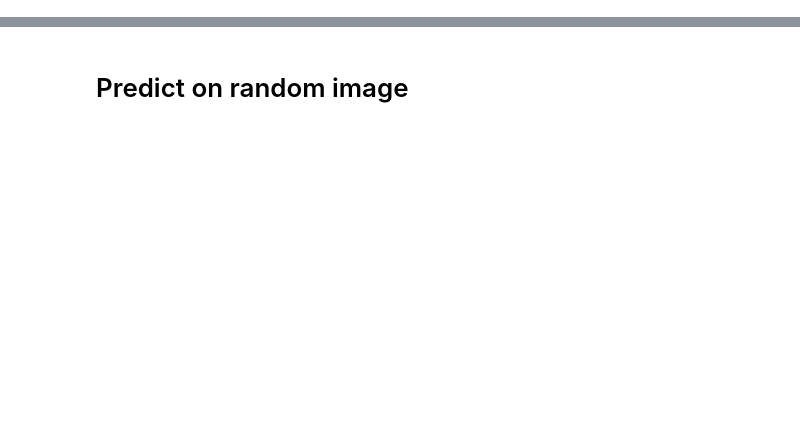
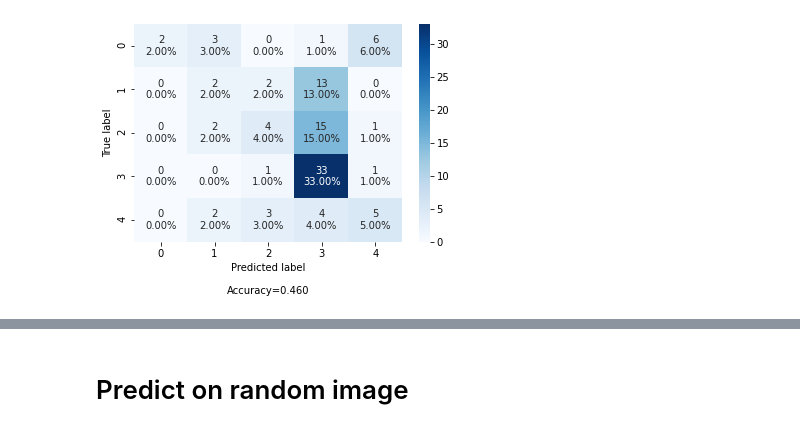
Before and after one commit to btseytlin/kaggle_cassava, a Jupyter notebook: notebooks/model_inspection.ipynb, the cells around one changed output, grey strips where cells are left out. Saved outputs shown, nothing was run; the diff lists cells and outputs as text; code cells hidden in the pictures; blank space fills up the shorter version.

```diff
--- a/notebooks/model_inspection.ipynb
+++ b/notebooks/model_inspection.ipynb
@@ -8,5 +8,5 @@ from tqdm import tqdm
 # %%
 %matplotlib inline
 # %%
-metrics = context.catalog.load('metrics_history')
+metrics = context.catalog.load('train_metrics')
 # %% [output]
@@ -28,0 +26,3 @@ plt.show()
+# %%
+val_scores = context.catalog.load('val_scores')
+val_scores
@@ -29,2 +47,6 @@ plt.show()
+# %%
+make_confusion_matrix(val_scores['confusion_matrix'])
+# %% [output]
+[figure, added]
 # %%
 model = context.catalog.load('model')
```
Also changed, not shown: parts of 11 cells of this notebook, 16 other files.
